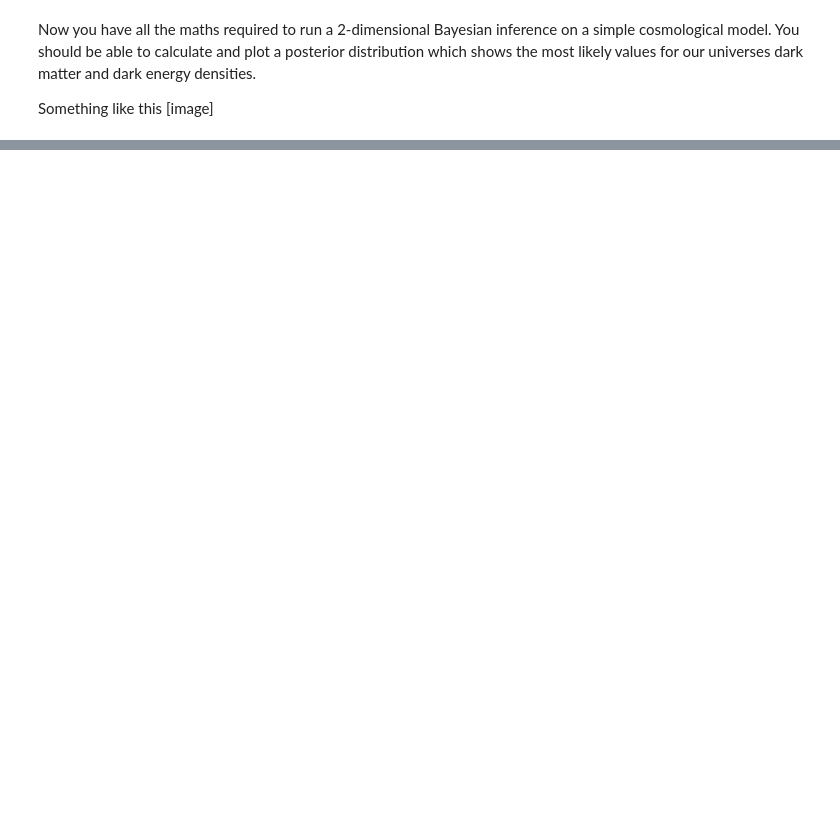
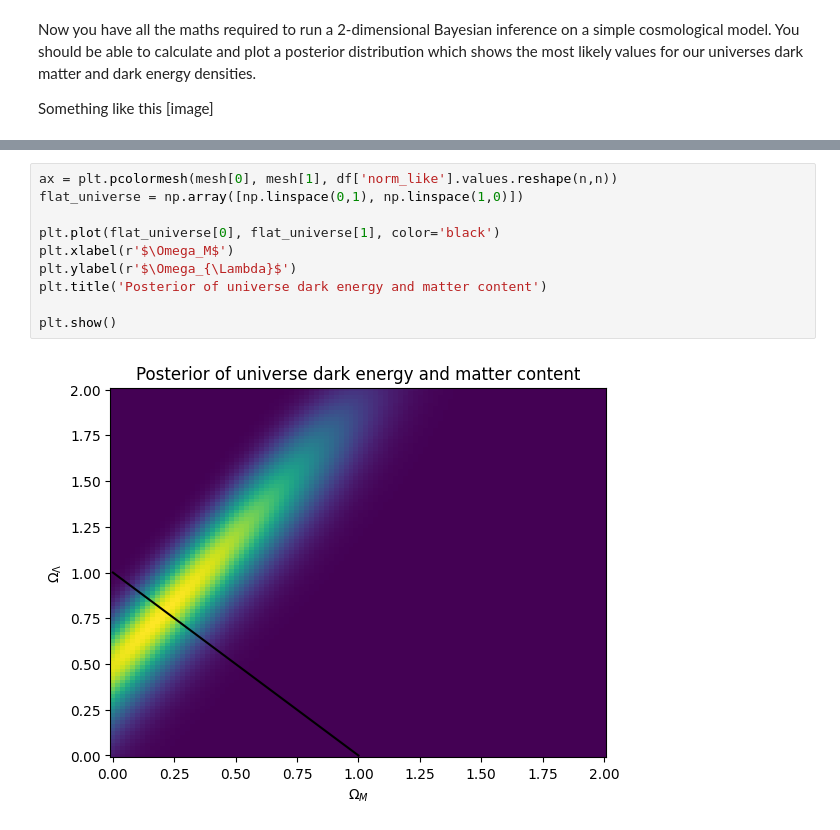
Before and after one commit to BorisDeletic/CompStatsForQuant, a Jupyter notebook: 2Bayes/CosmologicalModel.ipynb, the cells around one changed output, grey strips where cells are left out. Saved outputs shown, nothing was run; the diff lists cells and outputs as text; blank space fills up the shorter version.

```diff
--- a/2Bayes/CosmologicalModel.ipynb
+++ b/2Bayes/CosmologicalModel.ipynb
@@ -238 +182,13 @@ plt.show()
+# %%
+ax = plt.pcolormesh(mesh[0], mesh[1], df['norm_like'].values.reshape(n,n))
+flat_universe = np.array([np.linspace(0,1), np.linspace(1,0)])
+
+plt.plot(flat_universe[0], flat_universe[1], color='black')
+plt.xlabel(r'$\Omega_M$')
+plt.ylabel(r'$\Omega_{\Lambda}$')
+plt.title('Posterior of universe dark energy and matter content')
+
+plt.show()
+# %% [output]
+[figure, added]
 # %%
```
Also changed, not shown: parts of 14 cells of this notebook, 2 other files.
